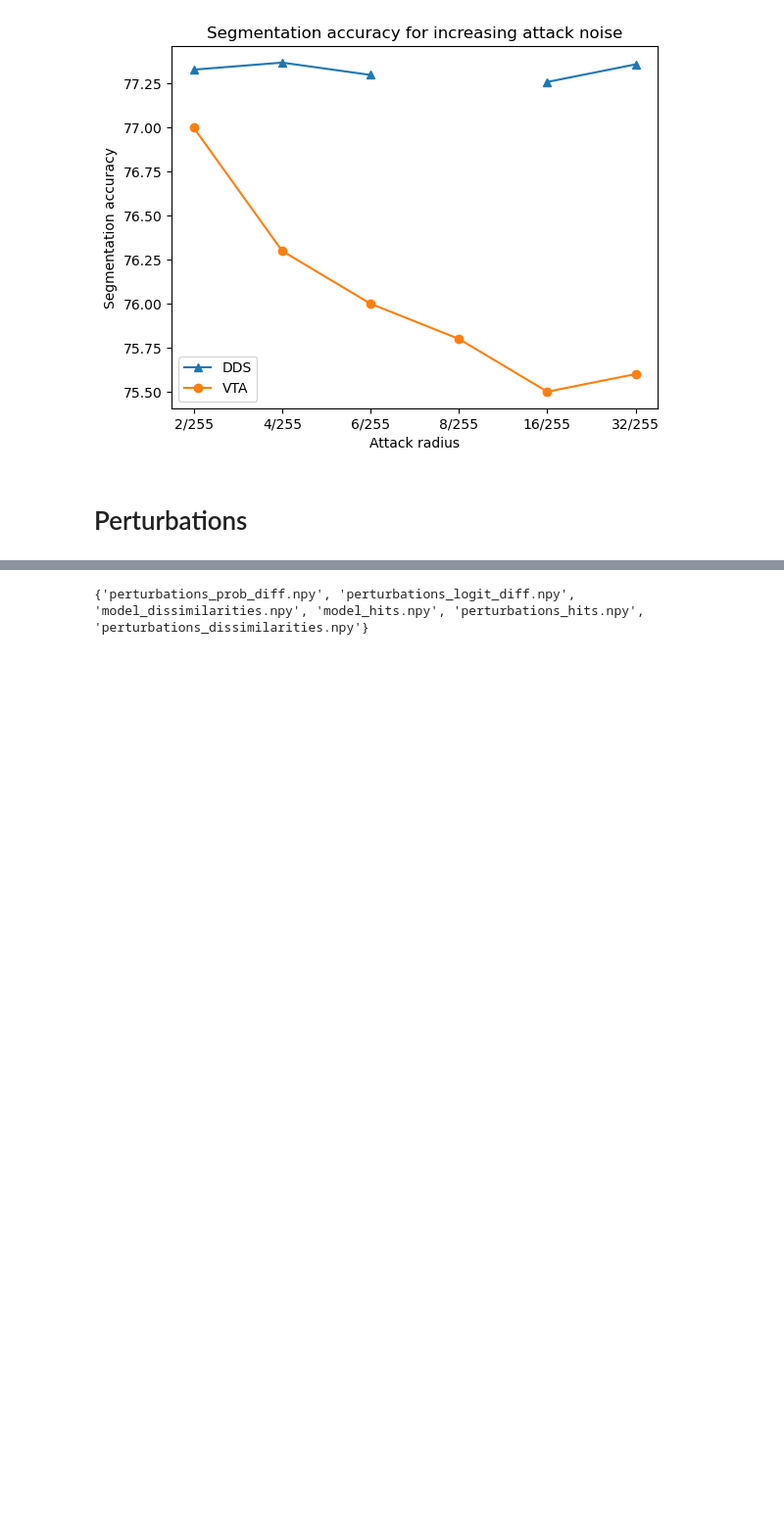
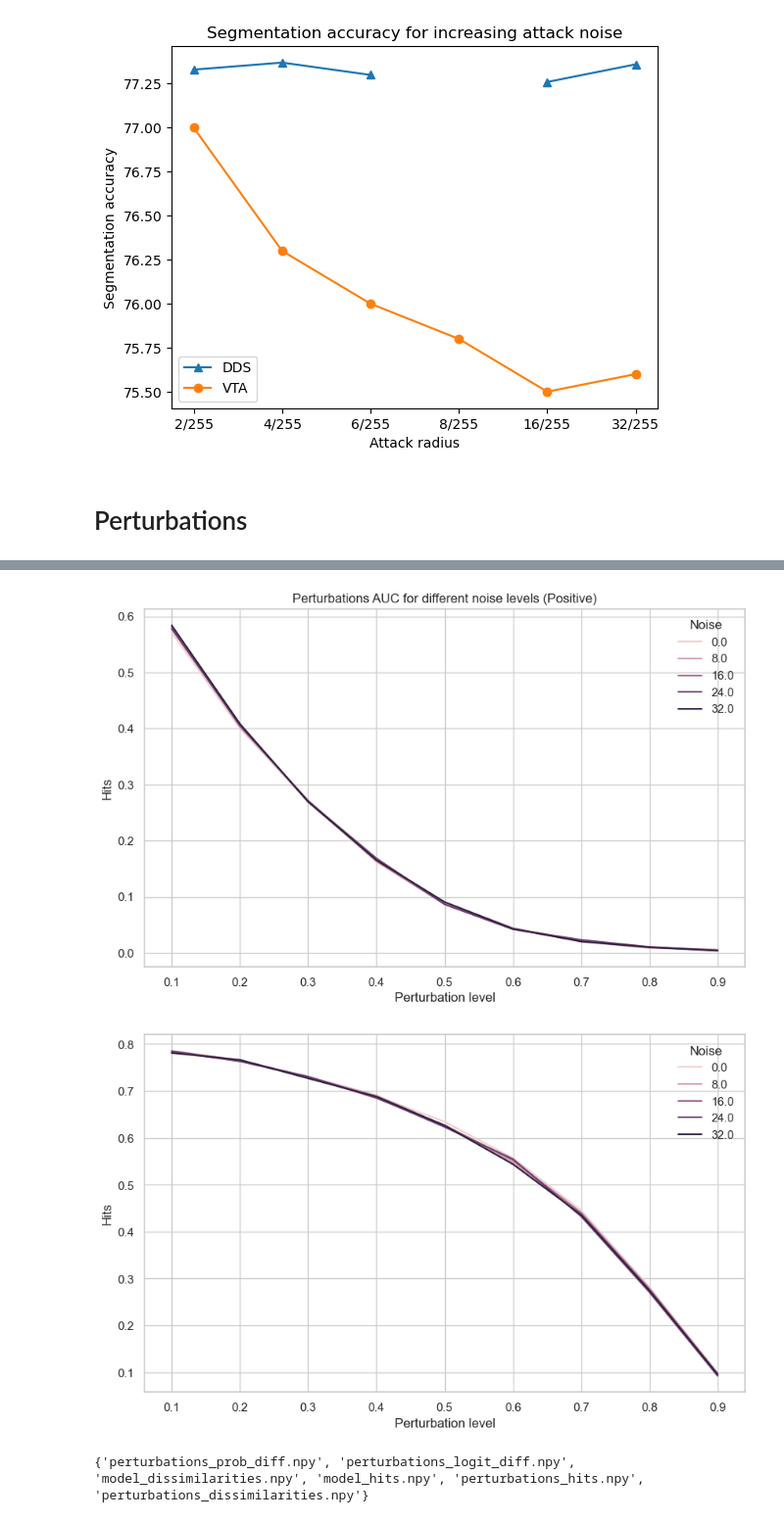
Before and after one commit to aerdelez/re-fvit, a Jupyter notebook: graphs.ipynb, the cells around one changed output, grey strips where cells are left out. Shown at 98% size. Saved outputs shown, nothing was run; the diff lists cells and outputs as text; code cells hidden in the pictures; blank space fills up the shorter version.

```diff
--- a/graphs.ipynb
+++ b/graphs.ipynb
@@ -39,3 +128,25 @@ print(neg_directories)
+# %%
+sns.set(style="whitegrid")
+
+# Plot 'pos' data
+plt.figure(figsize=(10, 6))
+sns.lineplot(data = df_expanded[(df_expanded['type'] == 'pos') & (df_expanded["method"] == "transformer_attribution") & (df_expanded["dds"] == 1)], x='perturbation_level', y='perturbations_hits', hue='noise', dashes=False)
+plt.title("Perturbations AUC for different noise levels (Positive)")
+plt.xlabel("Perturbation level")
+plt.ylabel("Hits")
+plt.legend(title='Noise')
+plt.show()
+
+# Plot 'neg' data
+plt.figure(figsize=(10, 6))
+sns.lineplot(data = df_expanded[(df_expanded['type'] == 'neg') & (df_expanded["method"] == "transformer_attribution") & (df_expanded["dds"] == 1)], x='perturbation_level', y='perturbations_hits', hue='noise', dashes=False)
+plt.xlabel("Perturbation level")
+plt.ylabel("Hits")
+plt.legend(title='Noise')
+plt.show()
+# %% [output]
+[figure, added]
+[figure, added]
 # %%
 sub_path_prefix = 'top/not_ablation/experiment_0'
 all_files = {}
```
Also changed, not shown: parts of 7 cells of this notebook.
